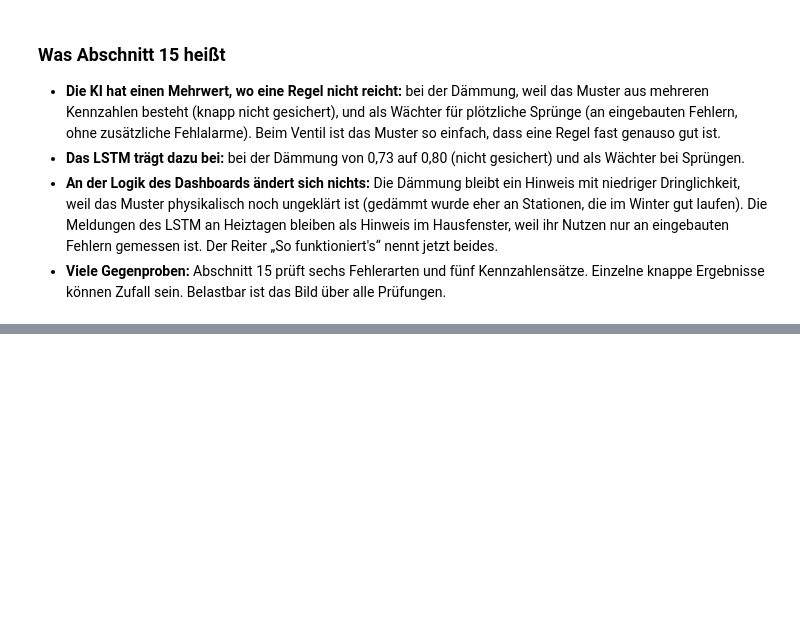
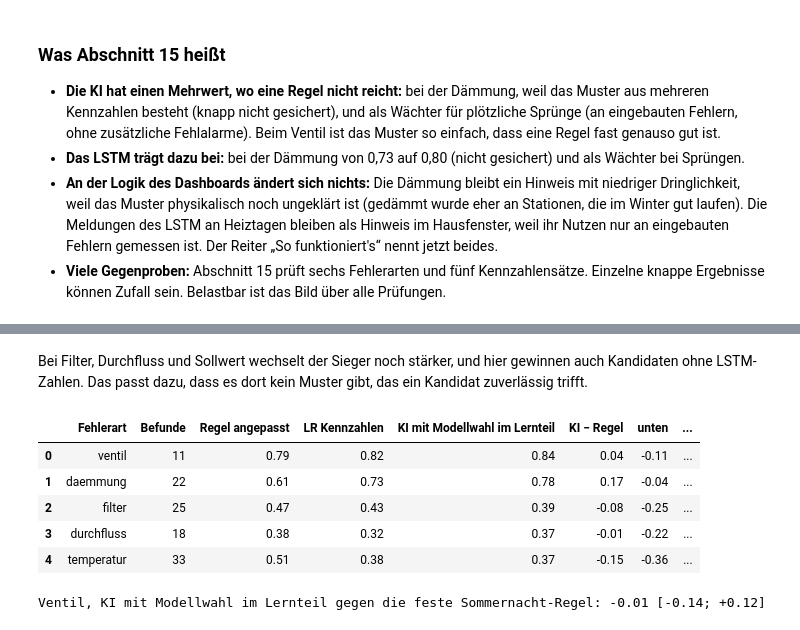
Before and after one commit to ivelinayna/projektseminar, a Jupyter notebook: notebooks/34_modellvergleich_und_umsetzung_nach_aufgabenstellung.ipynb, the cells around one changed output, grey strips where cells are left out. Drawn from its saved outputs; the diff is of its cells as text; code cells hidden in the pictures; blank space fills up the shorter version.

```diff
--- a/notebooks/34_modellvergleich_und_umsetzung_nach_aufgabenstellung.ipynb
+++ b/notebooks/34_modellvergleich_und_umsetzung_nach_aufgabenstellung.ipynb
@@ -2049,0 +2188,28 @@ gespeichert in /home/dom/Code/Github Projekt/projektseminar_neu/outputs/finalver
+# %% [markdown]
+Bei Filter, Durchfluss und Sollwert wechselt der Sieger noch stärker, und hier gewinnen auch Kandidaten ohne LSTM-Zahlen.
+Das passt dazu, dass es dort kein Muster gibt, das ein Kandidat zuverlässig trifft.
+# %%
+ziele16 = ["ventil", "daemmung", "filter", "durchfluss", "temperatur"]
+kz16 = fv.kennzahlen_vor_begehung(e["stunden"], e["labels"])
+regel16 = fv.regel_angepasst(kz16, oof16, ziele16)
+verschachtelt = pd.concat([mw["oof"], mw3["oof"]])
+ki16 = verschachtelt[["zaehler", "fold", "ziel", "p", "y"]].assign(kandidat="KI mit Modellwahl im Lernteil")
+kg16 = fv.ki_gegen_regel(pd.concat([oof16, ki16]), regel16, e["gruppen"], ziele16, ki="KI mit Modellwahl im Lernteil")
+kg16 = kg16.rename(columns={"KI (LR Kennzahlen + LSTM)": "KI mit Modellwahl im Lernteil"})
+kg16[["Fehlerart", "Befunde", "Regel angepasst", "LR Kennzahlen", "KI mit Modellwahl im Lernteil",
+      "KI − Regel", "unten", "oben", "KI vorn in", "gesichert"]].round(2)
+# %% [output]
+|  | Fehlerart | Befunde | Regel angepasst | LR Kennzahlen | KI mit Modellwahl im Lernteil | KI − Regel | unten | ... |
+| 0 | ventil | 11 | 0.79 | 0.82 | 0.84 | 0.04 | -0.11 | ... |
+| 1 | daemmung | 22 | 0.61 | 0.73 | 0.78 | 0.17 | -0.04 | ... |
+| 2 | filter | 25 | 0.47 | 0.43 | 0.39 | -0.08 | -0.25 | ... |
+| 3 | durchfluss | 18 | 0.38 | 0.32 | 0.37 | -0.01 | -0.22 | ... |
+| 4 | temperatur | 33 | 0.51 | 0.38 | 0.37 | -0.15 | -0.36 | ... |
+# %%
+v = verschachtelt[verschachtelt["ziel"] == "ventil"].set_index("zaehler")
+regel_fest = oof16[(oof16["ziel"] == "ventil") & (oof16["kandidat"] == "Regel Sommernacht-Anteil")].set_index("zaehler")["p"]
+d, lo, hi = fv.bootstrap_auc_differenz(v["y"].to_numpy(), v["p"].to_numpy(), regel_fest.reindex(v.index).to_numpy(),
+                                       e["gruppen"].reindex(v.index).to_numpy())
+print(f"Ventil, KI mit Modellwahl im Lernteil gegen die feste Sommernacht-Regel: {d:+.2f} [{lo:+.2f}; {hi:+.2f}]")
+# %% [output]
+Ventil, KI mit Modellwahl im Lernteil gegen die feste Sommernacht-Regel: -0.01 [-0.14; +0.12]
```
Also changed, not shown: parts of 20 cells of this notebook, 7 other files.
